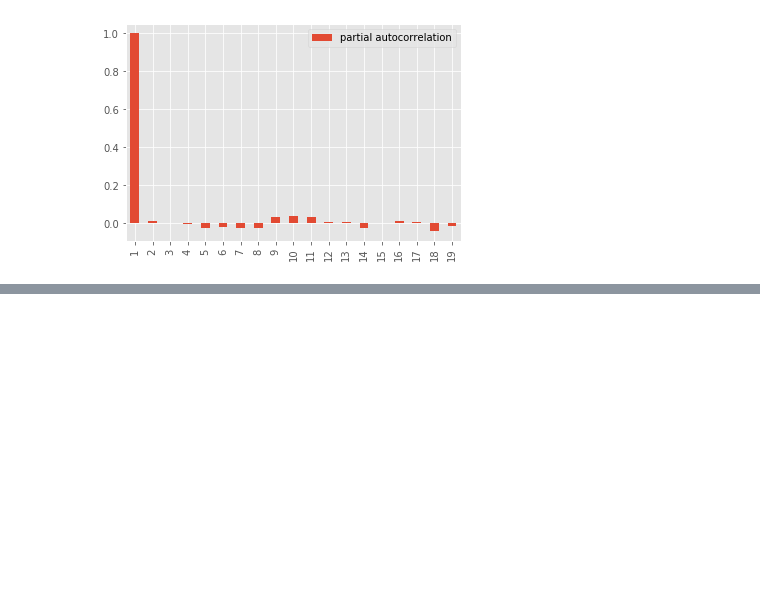
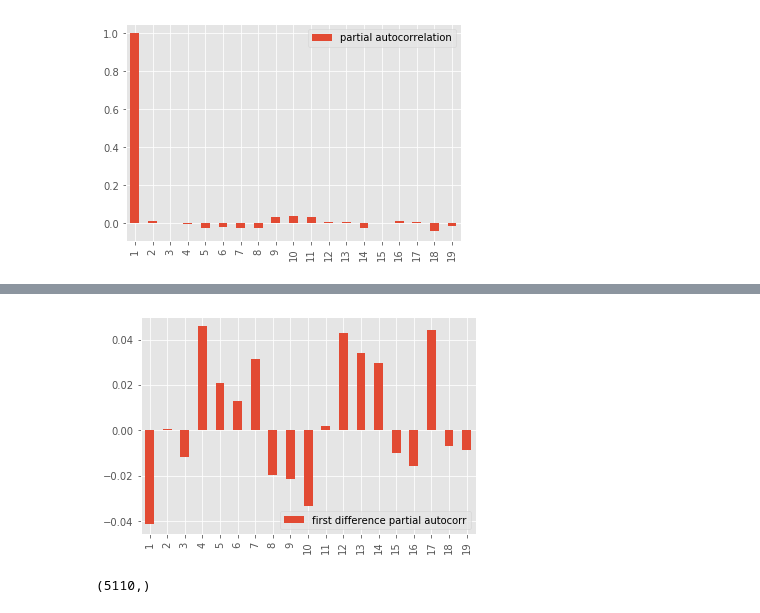
Before and after one commit to austinwilson1224/177, a Jupyter notebook: eda/final.ipynb, the cells around one changed output, grey strips where cells are left out. Saved outputs shown, nothing was run; the diff lists cells and outputs as text; code cells hidden in the pictures; blank space fills up the shorter version.

```diff
--- a/eda/final.ipynb
+++ b/eda/final.ipynb
@@ -402,0 +405,12 @@ test_df.columns = ['First difference autocorrelation']
+# %%
+test_df = pd.DataFrame([pacf_1_diff]).T
+test_df.columns = ['first difference partial autocorr']
+test_df.index += 1
+test_df.plot(kind='bar')
+plt.show()
+# %% [output]
+[figure, added]
+# %%
+log_aapl_price.shape
+# %% [output]
+(5110,)
```
Also changed, not shown: parts of 4 cells of this notebook.
